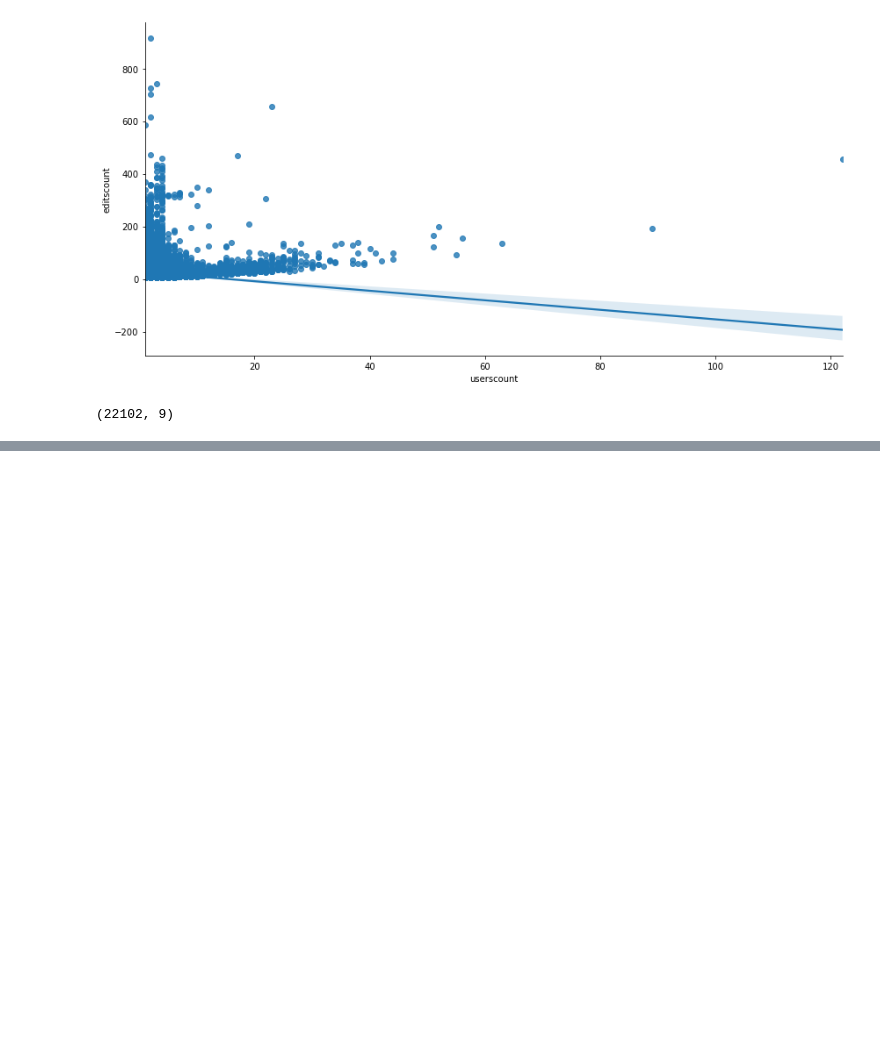
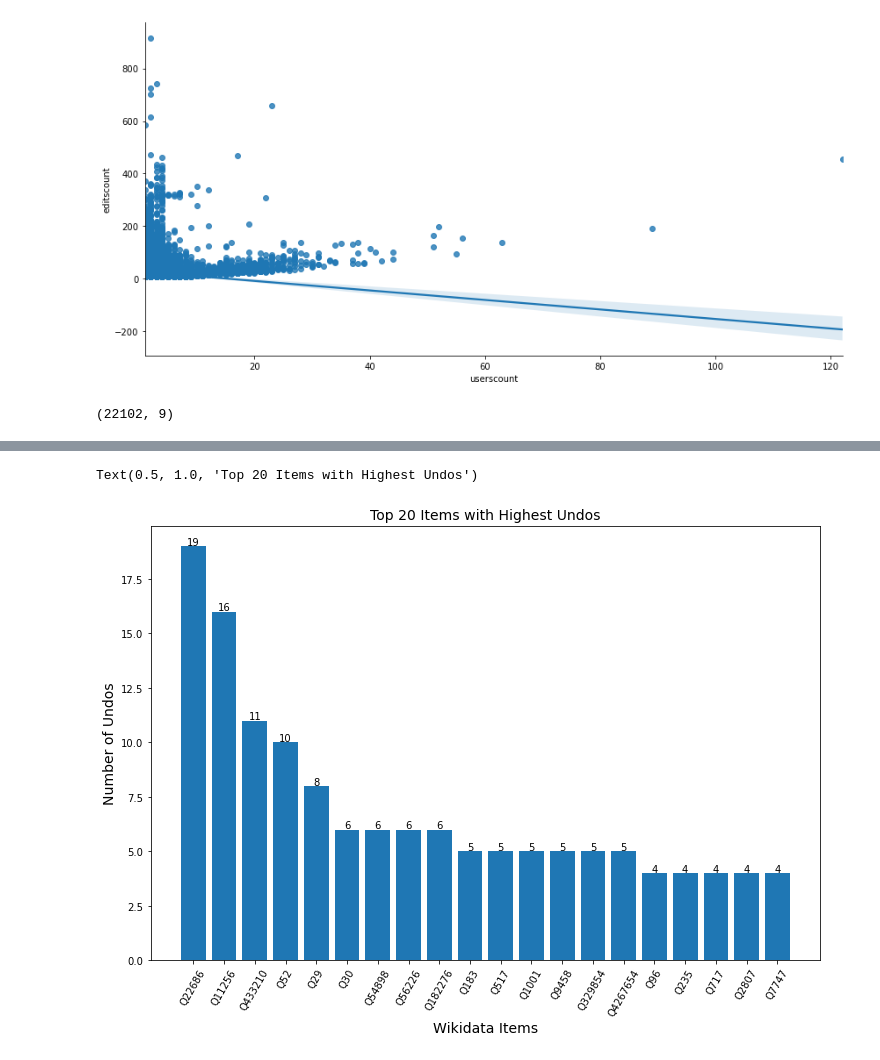
Before and after one commit to yadavtushita/6CCS3PRJ-WikidataProject, a Jupyter notebook: Politics_Final.ipynb, the cells around one changed output, grey strips where cells are left out. Drawn from its saved outputs; the diff is of its cells as text; code cells hidden in the pictures; blank space fills up the shorter version.

```diff
--- a/Politics_Final.ipynb
+++ b/Politics_Final.ipynb
@@ -630,0 +772,2 @@ proxies.shape
+# %%
+top20_undos = proxies_without_remove.nlargest(20, 'undo')
@@ -630,0 +794,14 @@ proxies.shape
+# %%
+f, ax = plt.subplots(figsize=(12,8))
+
+for i, r in enumerate(top20_undos['undo']):
+    ax.text(i, r+0.05, str(r), horizontalalignment='center')
+
+plt.bar(top20_undos['qid'], top20_undos['undo'])
+plt.xticks(rotation=60)
+plt.xlabel("Wikidata Items", fontsize=14)
+plt.ylabel("Number of Undos", fontsize=14)
+plt.title("Top 20 Items with Highest Undos", fontsize=14)
+# %% [output]
+Text(0.5, 1.0, 'Top 20 Items with Highest Undos')
+[figure, added]
```
Also changed, not shown: parts of 31 cells of this notebook.
